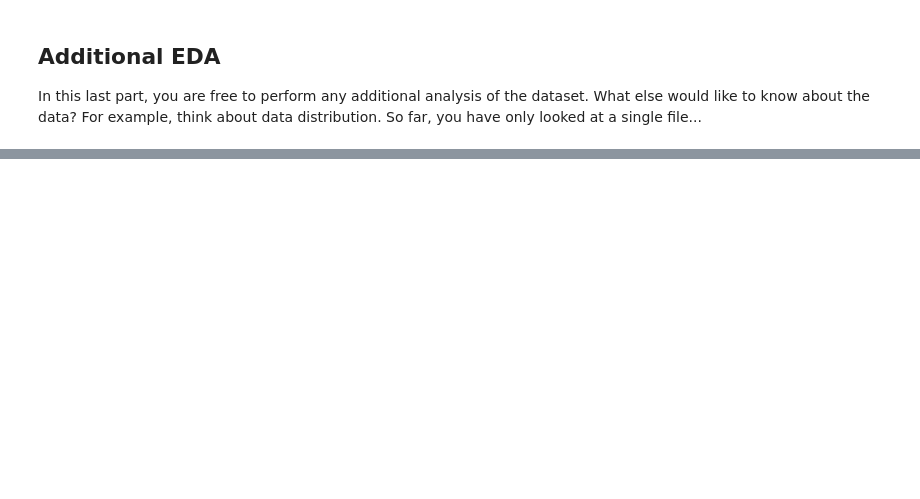
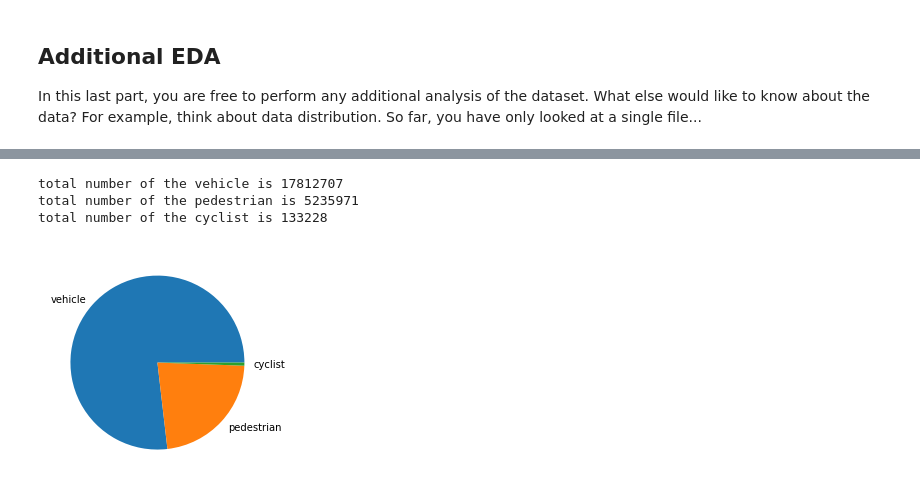
Before and after one commit to jack239/nd013-c1-vision-starter, a Jupyter notebook: 2 Computer Vision/nd013-c1-vision-starter/Exploratory Data Analysis.ipynb, the cells around one changed output, grey strips where cells are left out. Drawn from its saved outputs; the diff is of its cells as text; code cells hidden in the pictures; blank space fills up the shorter version.

```diff
--- a/2 Computer Vision/nd013-c1-vision-starter/Exploratory Data Analysis.ipynb
+++ b/2 Computer Vision/nd013-c1-vision-starter/Exploratory Data Analysis.ipynb
@@ -102,3 +103,21 @@ fig.savefig("result/ten_frames.png")
 
 In this last part, you are free to perform any additional analysis of the dataset. What else would like to know about the data?
 For example, think about data distribution. So far, you have only looked at a single file...
+# %%
+%%time
+frames_count = 10**6
+counter = Counter()
+
+progress = IntProgress(min=0, max=frames_count, value=0)
+display(progress)
+
+frames = dataset.shuffle(1, seed=17)
+for fid, frame in enumerate(frames):
+    nparr = frame["groundtruth_classes"].numpy()
+    unique, counts = np.unique(nparr, return_counts=True)
+    for val, count in zip(unique, counts):
+        counter[val] += count
+
+    progress.value = fid
+    if (fid + 1) % frames_count == 0:
+        break
@@ -104,0 +128,27 @@ For example, think about data distribution. So far, you have only looked at a si
+# %%
+CLASS_NAMES = {
+    1 : "vehicle",
+    2 : "pedestrian",
+    4 : "cyclist",
+}
+# %%
+for class_id, count in counter.items():
+    print(f"total number of the {CLASS_NAMES[class_id]} is {count}")
+# %% [output]
+total number of the vehicle is 17812707
+total number of the pedestrian is 5235971
+total number of the cyclist is 133228
+# %%
+counts = []
+classes = []
+fig = plt.figure()
+for class_id, count in counter.items():
+    counts.append(count)
+    classes.append(CLASS_NAMES[class_id])
+
+plt.pie(counts, labels=classes)
+
+fig.savefig("result/claas_distribution.png")
+pass
+# %% [output]
+[figure, added]
```
Also changed, not shown: parts of 5 cells of this notebook, 31 other files.
